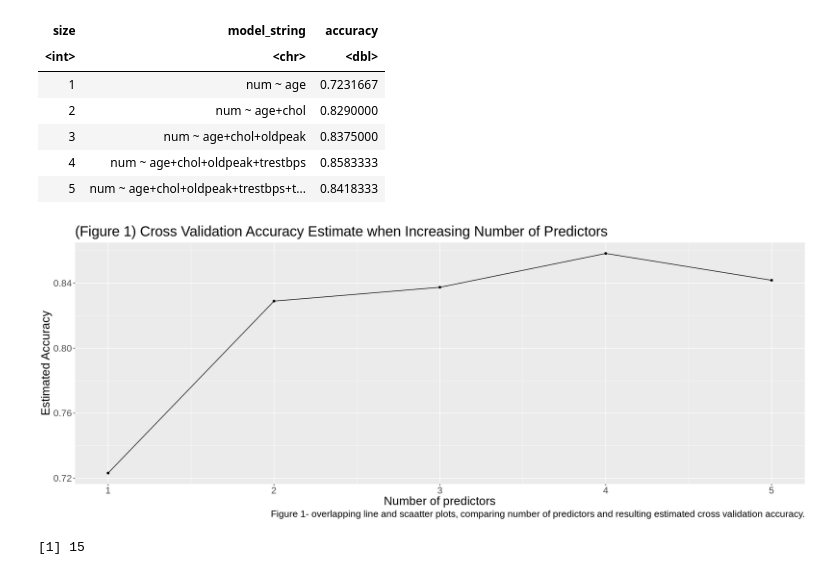
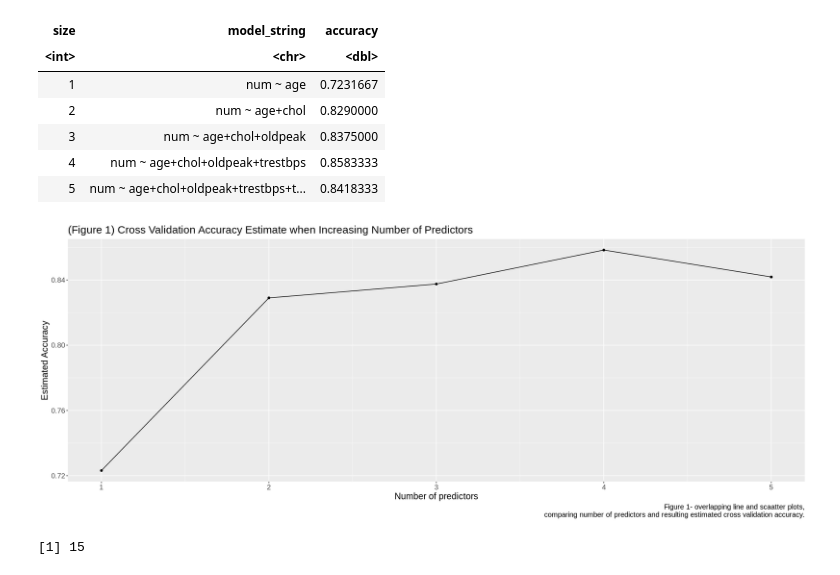
Before and after one commit to justinlook/dsci-100-2022w1-group-10, a Jupyter notebook: Final-project-group10.ipynb, the cells around one changed output. Saved outputs shown, nothing was run; the diff lists cells and outputs as text; code cells hidden in the pictures.

```diff
--- a/Final-project-group10.ipynb
+++ b/Final-project-group10.ipynb
@@ -528,18 +427,20 @@ A tibble: 5 × 3
 # %%
 options(repr.plot.width=18, repr.plot.height=7)
 accuracies_corss_validation_plot<-accuracies|>
 ggplot(aes(x=size,y=accuracy))+
 geom_point()+
 geom_line()+
 labs(x="Number of predictors",y="Estimated Accuracy",
-     caption ="Figure 1- overlapping line and scaatter plots, comparing number of predictors and resulting estimated cross validation accuracy.")+
+     caption ="Figure 1- overlapping line and scaatter plots,
+comparing number of predictors and resulting estimated cross validation accuracy.")+
 theme(text=element_text(size=20))+
-ggtitle("(Figure 1) Cross Validation Accuracy Estimate when Increasing Number of Predictors")
+ggtitle("(Figure 1) Cross Validation Accuracy Estimate when Increasing Number of Predictors")+
+theme(text = element_text(size = 15))
 
 
 accuracies_corss_validation_plot
 # %% [output]
-[figure, old version]
+[figure, new version]
 # %%
 set.seed(18)
 #test the five classifiers on the testing dataset
```
Also changed, not shown: parts of 21 cells of this notebook.
